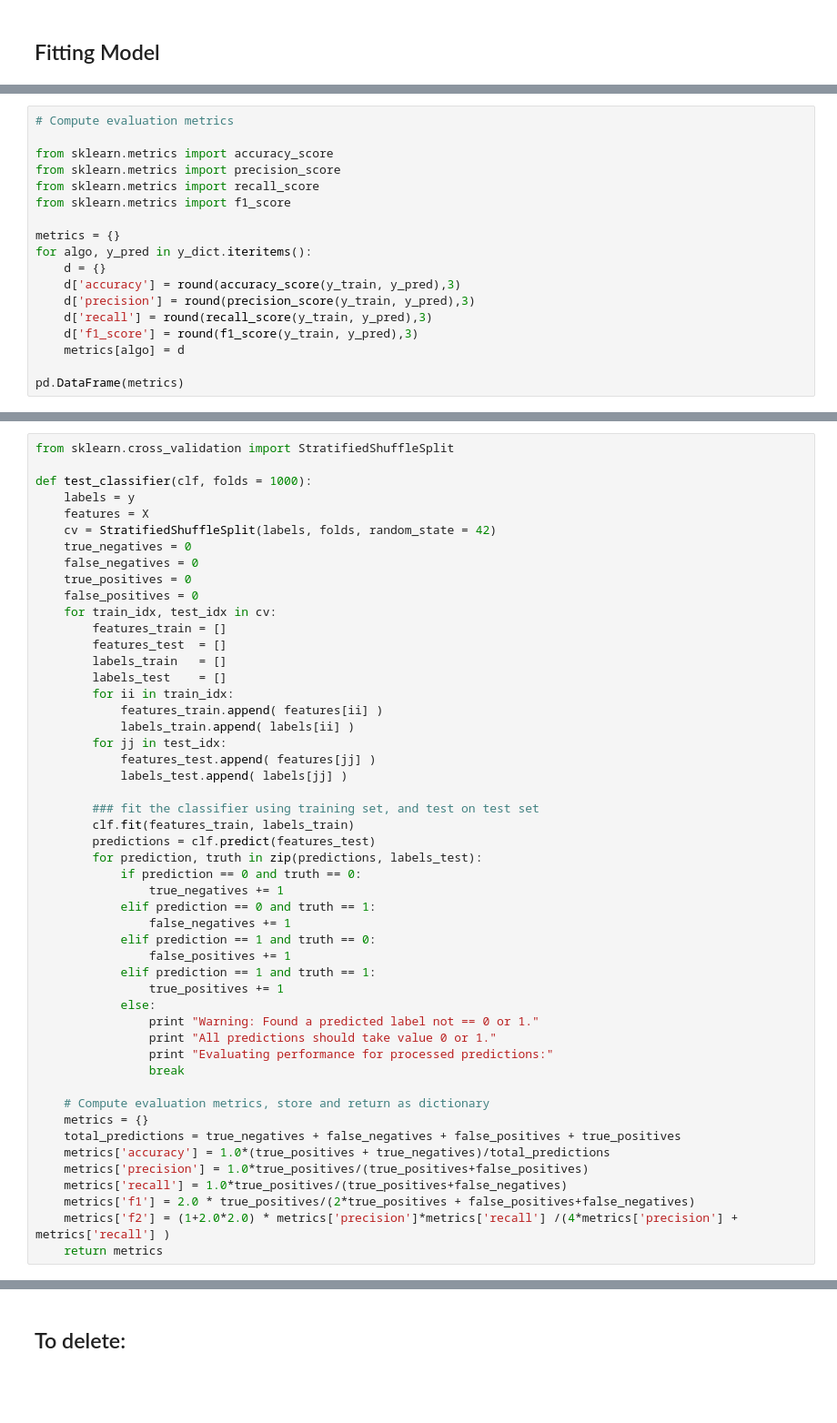
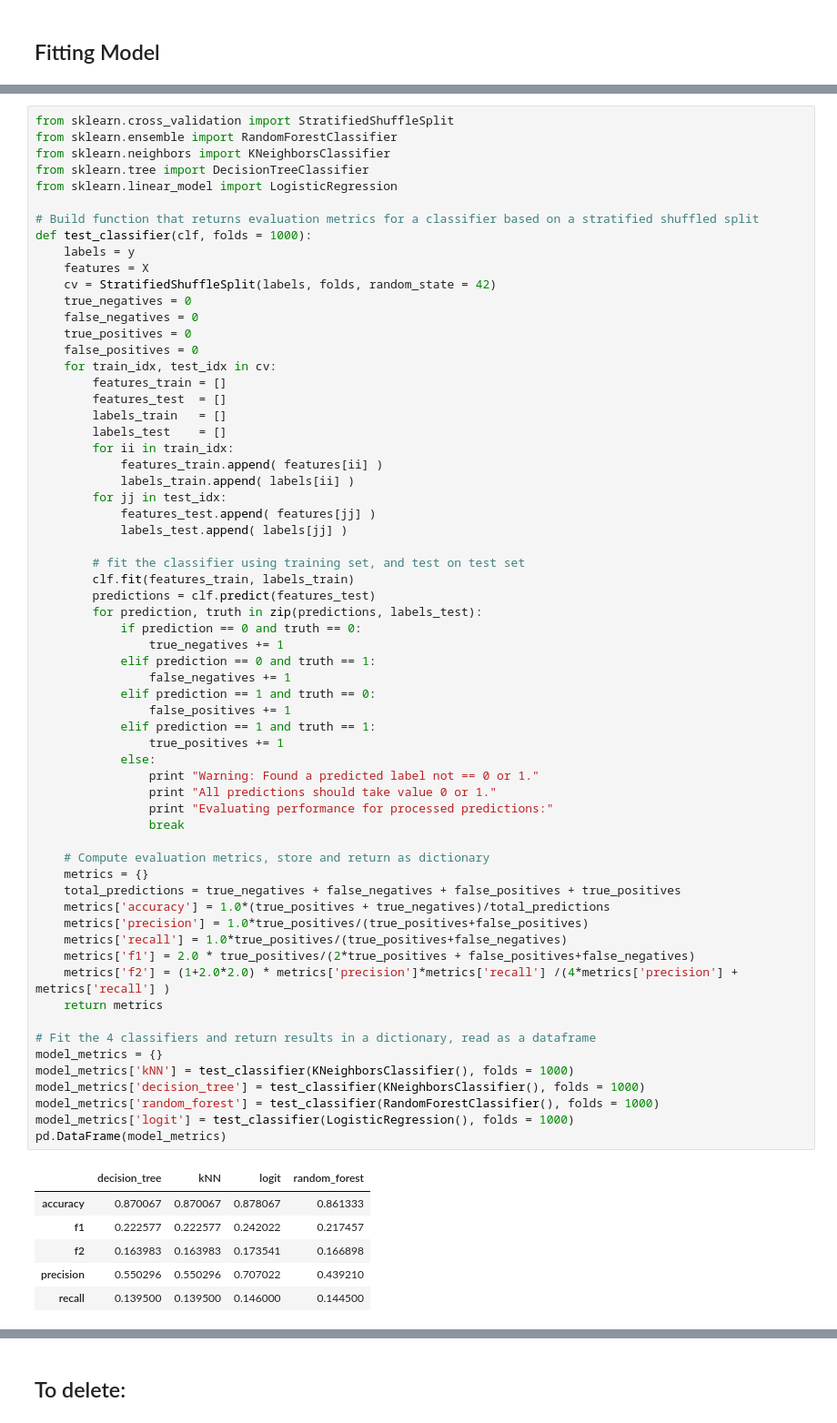
Before and after one commit to nyjgary/udacity_nanodegree, a Jupyter notebook: Enron/Enron.ipynb, the cells around one changed output, grey strips where cells are left out. Shown at 91% size. Cells and saved outputs as stored; diff of their text form; blank space fills up the shorter version.

Commit message:
fit algo out of the box

```diff
--- a/Enron/Enron.ipynb
+++ b/Enron/Enron.ipynb
@@ -337,18 +294,0 @@ y_dict['logit'] = run_cv(X_train,y_train,LogisticRegression)
-# %%
-# Compute evaluation metrics
-
-from sklearn.metrics import accuracy_score
-from sklearn.metrics import precision_score
-from sklearn.metrics import recall_score
-from sklearn.metrics import f1_score
-
-metrics = {}
-for algo, y_pred in y_dict.iteritems():
-    d = {}
-    d['accuracy'] = round(accuracy_score(y_train, y_pred),3)
-    d['precision'] = round(precision_score(y_train, y_pred),3)
-    d['recall'] = round(recall_score(y_train, y_pred),3)
-    d['f1_score'] = round(f1_score(y_train, y_pred),3)
-    metrics[algo] = d
-
-pd.DataFrame(metrics)
@@ -361,6 +297,11 @@ pd.DataFrame(metrics)
 # %%
 from sklearn.cross_validation import StratifiedShuffleSplit
+from sklearn.ensemble import RandomForestClassifier
+from sklearn.neighbors import KNeighborsClassifier
+from sklearn.tree import DecisionTreeClassifier
+from sklearn.linear_model import LogisticRegression
 
+# Build function that returns evaluation metrics for a classifier based on a stratified shuffled split
 def test_classifier(clf, folds = 1000):
     labels = y
     features = X
@@ -380,31 +321,46 @@ def test_classifier(clf, folds = 1000):
         for jj in test_idx:
             features_test.append( features[jj] )
             labels_test.append( labels[jj] )
 
-        ### fit the classifier using training set, and test on test set
+        # fit the classifier using training set, and test on test set
         clf.fit(features_train, labels_train)
         predictions = clf.predict(features_test)
         for prediction, truth in zip(predictions, labels_test):
             if prediction == 0 and truth == 0:
                 true_negatives += 1
             elif prediction == 0 and truth == 1:
                 false_negatives += 1
             elif prediction == 1 and truth == 0:
                 false_positives += 1
             elif prediction == 1 and truth == 1:
                 true_positives += 1
             else:
                 print "Warning: Found a predicted label not == 0 or 1."
                 print "All predictions should take value 0 or 1."
                 print "Evaluating performance for processed predictions:"
                 break
 
     # Compute evaluation metrics, store and return as dictionary
     metrics = {}
     total_predictions = true_negatives + false_negatives + false_positives + true_positives
     metrics['accuracy'] = 1.0*(true_positives + true_negatives)/total_predictions
     metrics['precision'] = 1.0*true_positives/(true_positives+false_positives)
     metrics['recall'] = 1.0*true_positives/(true_positives+false_negatives)
     metrics['f1'] = 2.0 * true_positives/(2*true_positives + false_positives+false_negatives)
     metrics['f2'] = (1+2.0*2.0) * metrics['precision']*metrics['recall'] /(4*metrics['precision'] + metrics['recall'] )
     return metrics
+
+# Fit the 4 classifiers and return results in a dictionary, read as a dataframe
+model_metrics = {}
+model_metrics['kNN'] = test_classifier(KNeighborsClassifier(), folds = 1000)
+model_metrics['decision_tree'] = test_classifier(KNeighborsClassifier(), folds = 1000)
+model_metrics['random_forest'] = test_classifier(RandomForestClassifier(), folds = 1000)
+model_metrics['logit'] = test_classifier(LogisticRegression(), folds = 1000)
+pd.DataFrame(model_metrics)
+# %% [output]
+|  | decision_tree | kNN | logit | random_forest |
+| accuracy | 0.870067 | 0.870067 | 0.878067 | 0.861333 |
+| f1 | 0.222577 | 0.222577 | 0.242022 | 0.217457 |
+| f2 | 0.163983 | 0.163983 | 0.173541 | 0.166898 |
+| precision | 0.550296 | 0.550296 | 0.707022 | 0.439210 |
+| recall | 0.139500 | 0.139500 | 0.146000 | 0.144500 |
```
Also changed, not shown: parts of 9 cells of this notebook.
